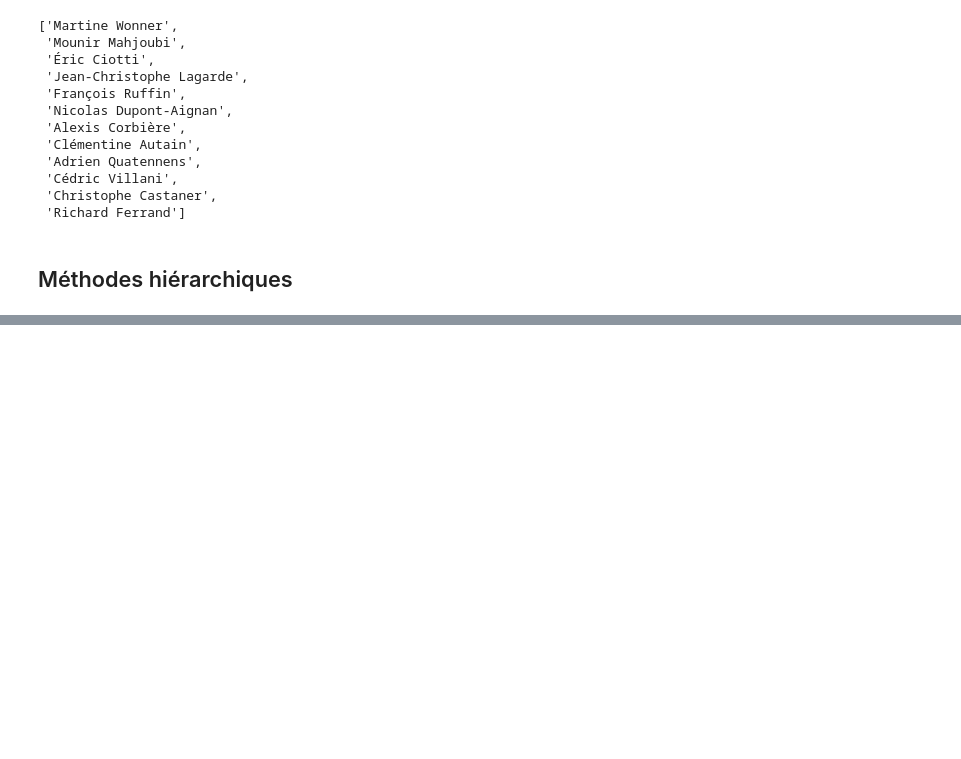
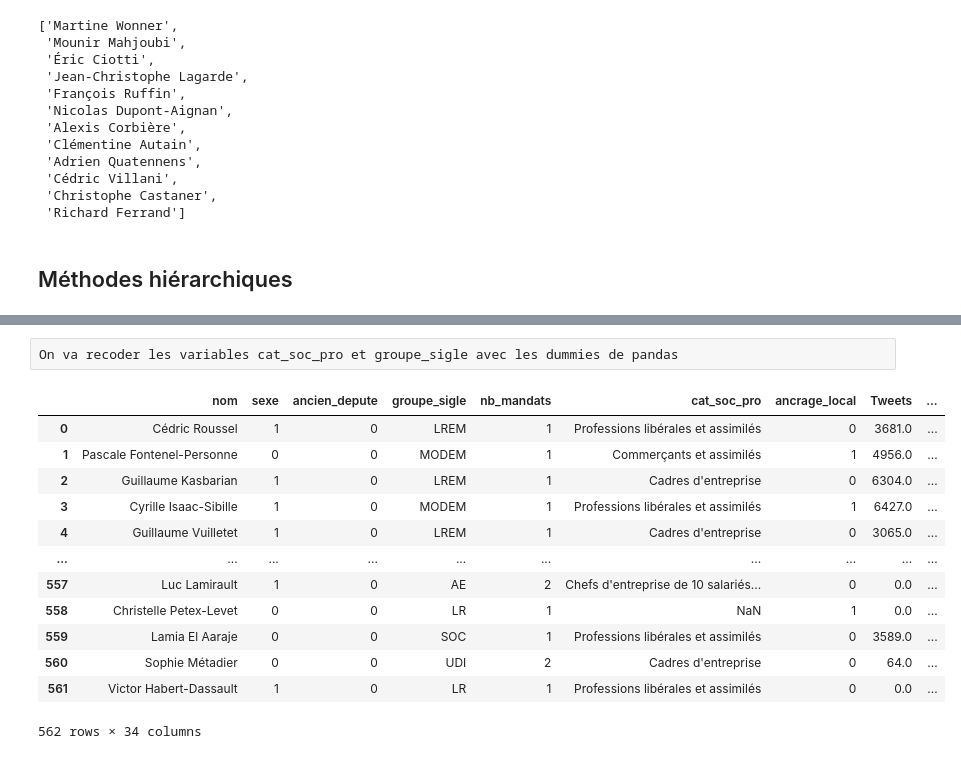
Before and after one commit to p-contamin/Prediction-de-l-activite-des-deputes-francais, a Jupyter notebook: 3. Modélisation/Clustering.ipynb, the cells around one changed output, grey strips where cells are left out. Cells and saved outputs as stored; diff of their text form; code cells hidden in the pictures; blank space fills up the shorter version.

```diff
--- a/3. Modélisation/Clustering.ipynb
+++ b/3. Modélisation/Clustering.ipynb
@@ -201,0 +198,18 @@ datetime.datetime(2022, 1, 3, 18, 21, 24, 534570)
+# %% [raw]
+On va recoder les variables cat_soc_pro et groupe_sigle avec les dummies de pandas
+# %%
+data_CAH
+# %% [output]
+|  | nom | sexe | ancien_depute | groupe_sigle | nb_mandats | cat_soc_pro | ancrage_local | Tweets | ... |
+| 0 | Cédric Roussel | 1 | 0 | LREM | 1 | Professions libérales et assimilés | 0 | 3681.0 | ... |
+| 1 | Pascale Fontenel-Personne | 0 | 0 | MODEM | 1 | Commerçants et assimilés | 1 | 4956.0 | ... |
+| 2 | Guillaume Kasbarian | 1 | 0 | LREM | 1 | Cadres d'entreprise | 0 | 6304.0 | ... |
+| 3 | Cyrille Isaac-Sibille | 1 | 0 | MODEM | 1 | Professions libérales et assimilés | 1 | 6427.0 | ... |
+| 4 | Guillaume Vuilletet | 1 | 0 | LREM | 1 | Cadres d'entreprise | 0 | 3065.0 | ... |
+| ... | ... | ... | ... | ... | ... | ... | ... | ... | ... |
+| 557 | Luc Lamirault | 1 | 0 | AE | 2 | Chefs d'entreprise de 10 salariés... | 0 | 0.0 | ... |
+| 558 | Christelle Petex-Levet | 0 | 0 | LR | 1 | NaN | 1 | 0.0 | ... |
+| 559 | Lamia El Aaraje | 0 | 0 | SOC | 1 | Professions libérales et assimilés | 0 | 3589.0 | ... |
+| 560 | Sophie Métadier | 0 | 0 | UDI | 2 | Cadres d'entreprise | 0 | 64.0 | ... |
+| 561 | Victor Habert-Dassault | 1 | 0 | LR | 1 | Professions libérales et assimilés | 0 | 0.0 | ... |
+562 rows × 34 columns
```
Also changed, not shown: parts of 24 cells of this notebook.
